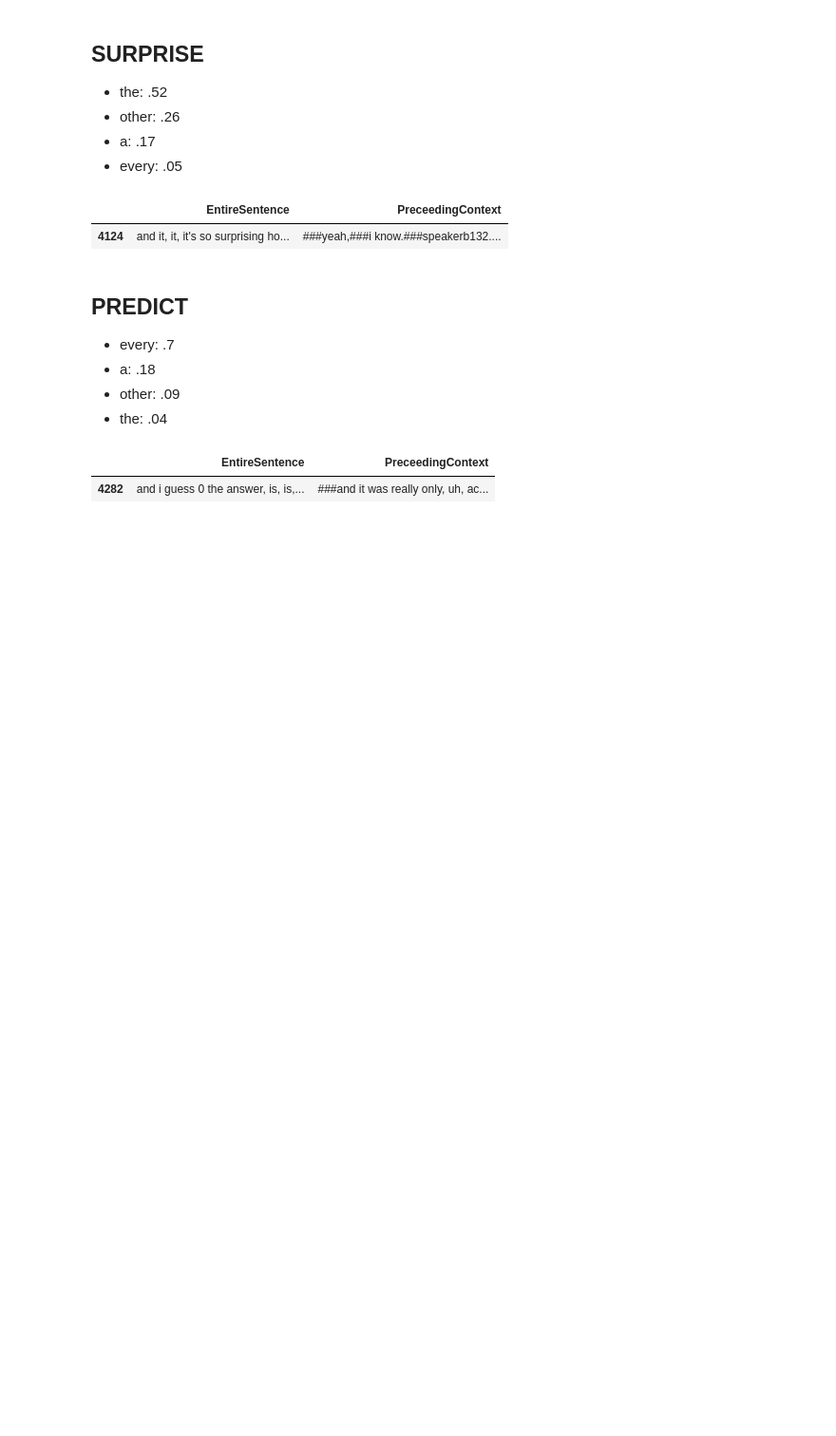
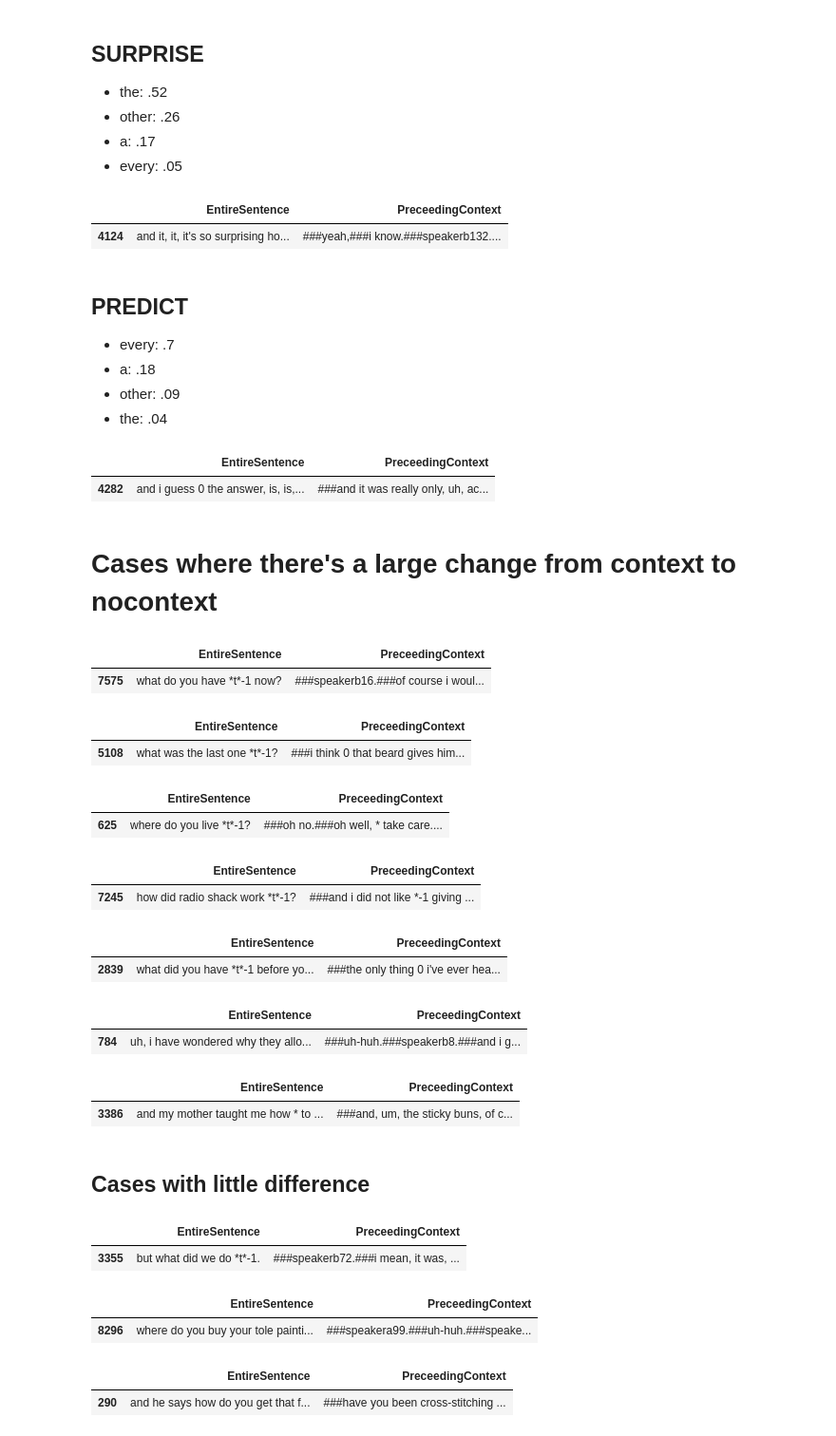
Before and after one commit to mcmoyer11/whquestions-tgrep2, a Jupyter notebook: corpus/analysis/corpus_scratch.ipynb, the cells around one changed output. Shown at 95% size. Saved outputs shown, nothing was run; the diff lists cells and outputs as text; code cells hidden in the pictures; blank space fills up the shorter version.

```diff
--- a/corpus/analysis/corpus_scratch.ipynb
+++ b/corpus/analysis/corpus_scratch.ipynb
@@ -130,3 +130,60 @@ d.loc[d["TGrepID"] == "75191:67"][["EntireSentence","PreceedingContext"]]
 # %% [output]
 |  | EntireSentence | PreceedingContext |
 | 4282 | and i guess 0 the answer, is, is,... | ###and it was really only, uh, ac... |
+# %% [markdown]
+# Cases where there's a large change from context to nocontext
+# %%
+d.loc[d["TGrepID"] == "132917:4"][["EntireSentence","PreceedingContext"]]
+# %% [output]
+|  | EntireSentence | PreceedingContext |
+| 7575 | what do you have *t*-1 now? | ###speakerb16.###of course i woul... |
+# %%
+d.loc[d["TGrepID"] == "89239:4"][["EntireSentence","PreceedingContext"]]
+# %% [output]
+|  | EntireSentence | PreceedingContext |
+| 5108 | what was the last one *t*-1? | ###i think 0 that beard gives him... |
+# %%
+d.loc[d["TGrepID"] == "11053:4"][["EntireSentence","PreceedingContext"]]
+# %% [output]
+|  | EntireSentence | PreceedingContext |
+| 625 | where do you live *t*-1? | ###oh no.###oh well, * take care.... |
+# %%
+d.loc[d["TGrepID"] == "126136:4"][["EntireSentence","PreceedingContext"]]
+# %% [output]
+|  | EntireSentence | PreceedingContext |
+| 7245 | how did radio shack work *t*-1? | ###and i did not like *-1 giving ... |
+# %%
+d.loc[d["TGrepID"] == "49447:4"][["EntireSentence","PreceedingContext"]]
+# %% [output]
+|  | EntireSentence | PreceedingContext |
+| 2839 | what did you have *t*-1 before yo... | ###the only thing 0 i've ever hea... |
+# %%
+d.loc[d["TGrepID"] == "13656:19"][["EntireSentence","PreceedingContext"]]
+# %% [output]
+|  | EntireSentence | PreceedingContext |
+| 784 | uh, i have wondered why they allo... | ###uh-huh.###speakerb8.###and i g... |
+# %%
+d.loc[d["TGrepID"] == "58758:18"][["EntireSentence","PreceedingContext"]]
+# %% [output]
+|  | EntireSentence | PreceedingContext |
+| 3386 | and my mother taught me how * to ... | ###and, um, the sticky buns, of c... |
+# %% [markdown]
+## Cases with little difference
+# %%
+# every --> the
+d.loc[d["TGrepID"] == "58058:6"][["EntireSentence","PreceedingContext"]]
+# %% [output]
+|  | EntireSentence | PreceedingContext |
+| 3355 | but what did we do *t*-1. | ###speakerb72.###i mean, it was, ... |
+# %%
+# no real change
+d.loc[d["TGrepID"] == "148861:4"][["EntireSentence","PreceedingContext"]]
+# %% [output]
+|  | EntireSentence | PreceedingContext |
+| 8296 | where do you buy your tole painti... | ###speakera99.###uh-huh.###speake... |
+# %%
+# no real change
+d.loc[d["TGrepID"] == "5042:13"][["EntireSentence","PreceedingContext"]]
+# %% [output]
+|  | EntireSentence | PreceedingContext |
+| 290 | and he says how do you get that f... | ###have you been cross-stitching ... |
```
Also changed, not shown: 1 other file.
